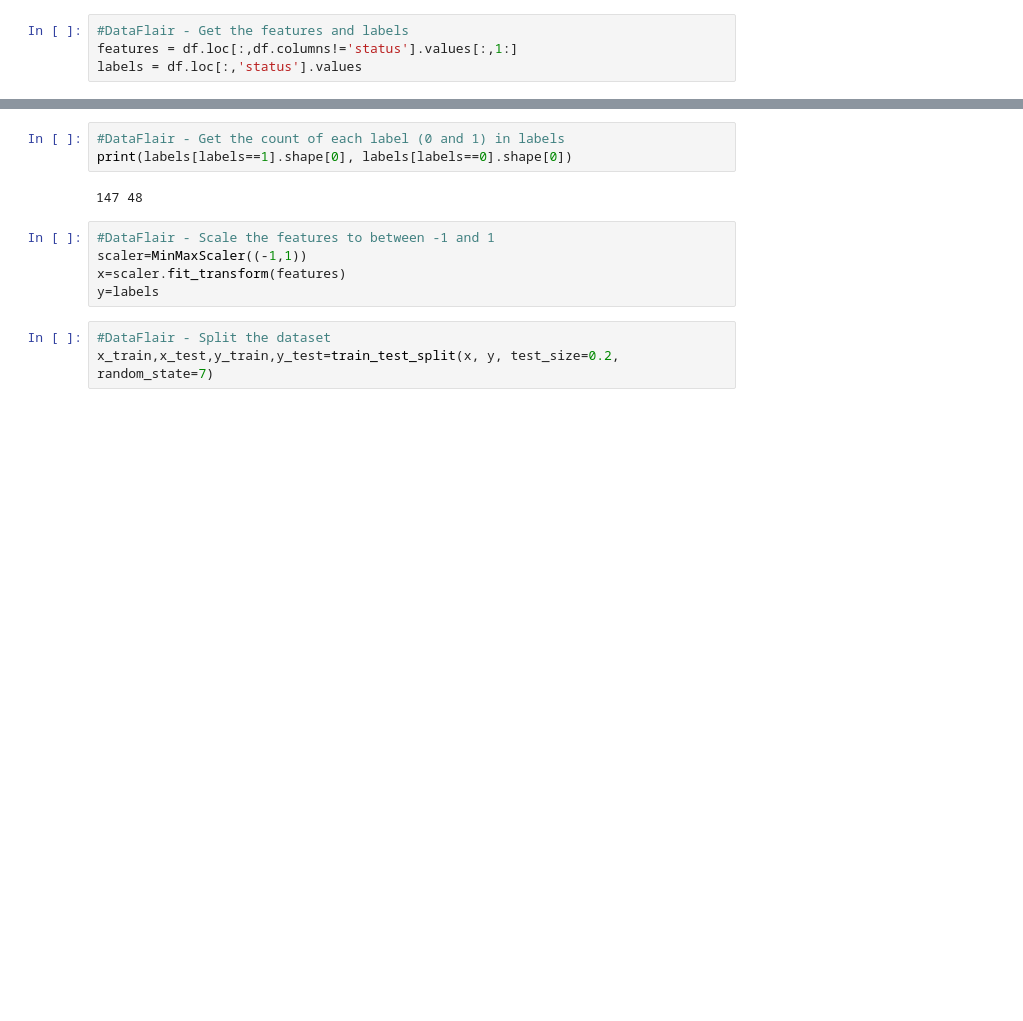
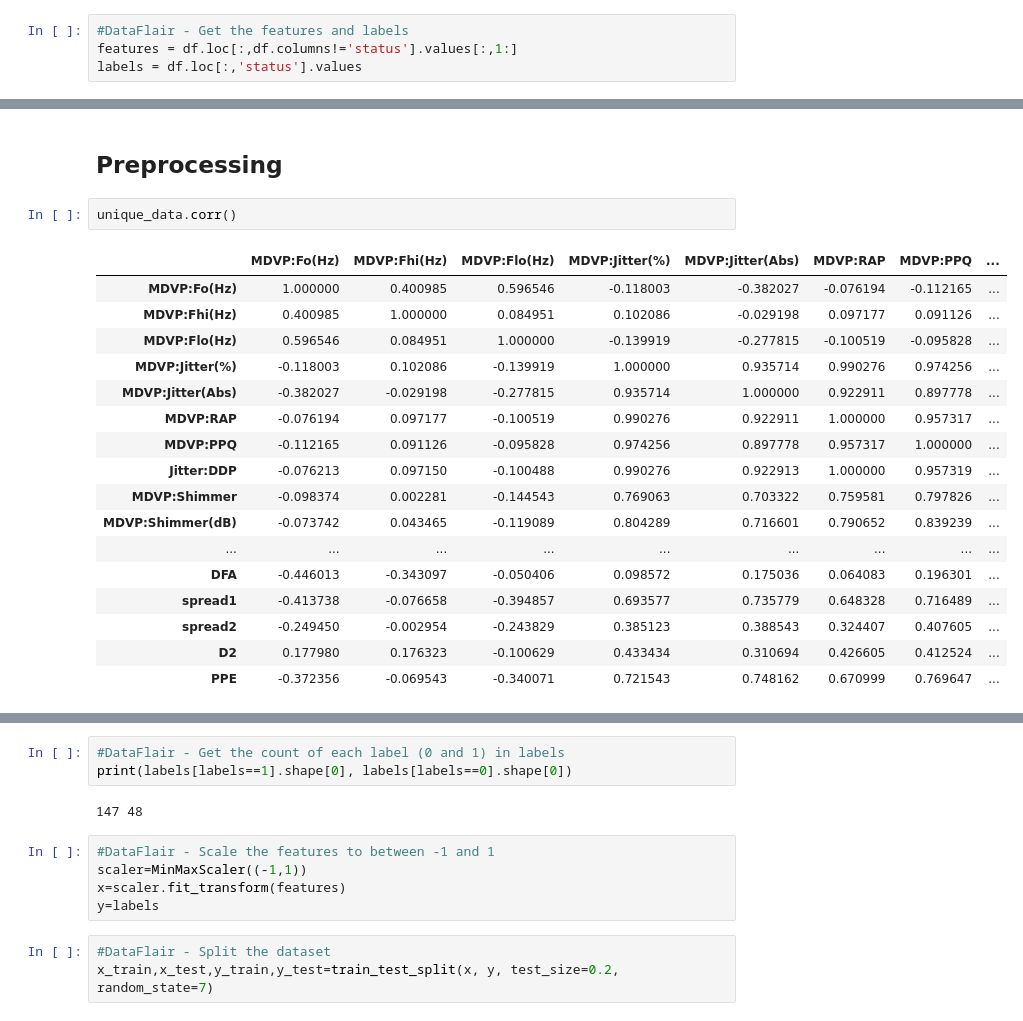
Before and after one commit to Raanank10/Detecting-Parkinson-s-Disease, a Jupyter notebook: Detecting_Parkinsons_Disease.ipynb, the cells around one changed output, grey strips where cells are left out. Drawn from its saved outputs; the diff is of its cells as text; blank space fills up the shorter version.

```diff
--- a/Detecting_Parkinsons_Disease.ipynb
+++ b/Detecting_Parkinsons_Disease.ipynb
@@ -70,0 +165,22 @@ labels = df.loc[:,'status'].values
+# %% [markdown]
+## Preprocessing
+# %%
+unique_data.corr()
+# %% [output]
+|  | MDVP:Fo(Hz) | MDVP:Fhi(Hz) | MDVP:Flo(Hz) | MDVP:Jitter(%) | MDVP:Jitter(Abs) | MDVP:RAP | MDVP:PPQ | ... |
+| MDVP:Fo(Hz) | 1.000000 | 0.400985 | 0.596546 | -0.118003 | -0.382027 | -0.076194 | -0.112165 | ... |
+| MDVP:Fhi(Hz) | 0.400985 | 1.000000 | 0.084951 | 0.102086 | -0.029198 | 0.097177 | 0.091126 | ... |
+| MDVP:Flo(Hz) | 0.596546 | 0.084951 | 1.000000 | -0.139919 | -0.277815 | -0.100519 | -0.095828 | ... |
+| MDVP:Jitter(%) | -0.118003 | 0.102086 | -0.139919 | 1.000000 | 0.935714 | 0.990276 | 0.974256 | ... |
+| MDVP:Jitter(Abs) | -0.382027 | -0.029198 | -0.277815 | 0.935714 | 1.000000 | 0.922911 | 0.897778 | ... |
+| MDVP:RAP | -0.076194 | 0.097177 | -0.100519 | 0.990276 | 0.922911 | 1.000000 | 0.957317 | ... |
+| MDVP:PPQ | -0.112165 | 0.091126 | -0.095828 | 0.974256 | 0.897778 | 0.957317 | 1.000000 | ... |
+| Jitter:DDP | -0.076213 | 0.097150 | -0.100488 | 0.990276 | 0.922913 | 1.000000 | 0.957319 | ... |
+| MDVP:Shimmer | -0.098374 | 0.002281 | -0.144543 | 0.769063 | 0.703322 | 0.759581 | 0.797826 | ... |
+| MDVP:Shimmer(dB) | -0.073742 | 0.043465 | -0.119089 | 0.804289 | 0.716601 | 0.790652 | 0.839239 | ... |
+| ... | ... | ... | ... | ... | ... | ... | ... | ... |
+| DFA | -0.446013 | -0.343097 | -0.050406 | 0.098572 | 0.175036 | 0.064083 | 0.196301 | ... |
+| spread1 | -0.413738 | -0.076658 | -0.394857 | 0.693577 | 0.735779 | 0.648328 | 0.716489 | ... |
+| spread2 | -0.249450 | -0.002954 | -0.243829 | 0.385123 | 0.388543 | 0.324407 | 0.407605 | ... |
+| D2 | 0.177980 | 0.176323 | -0.100629 | 0.433434 | 0.310694 | 0.426605 | 0.412524 | ... |
+| PPE | -0.372356 | -0.069543 | -0.340071 | 0.721543 | 0.748162 | 0.670999 | 0.769647 | ... |
```
Also changed, not shown: parts of 13 cells of this notebook.
